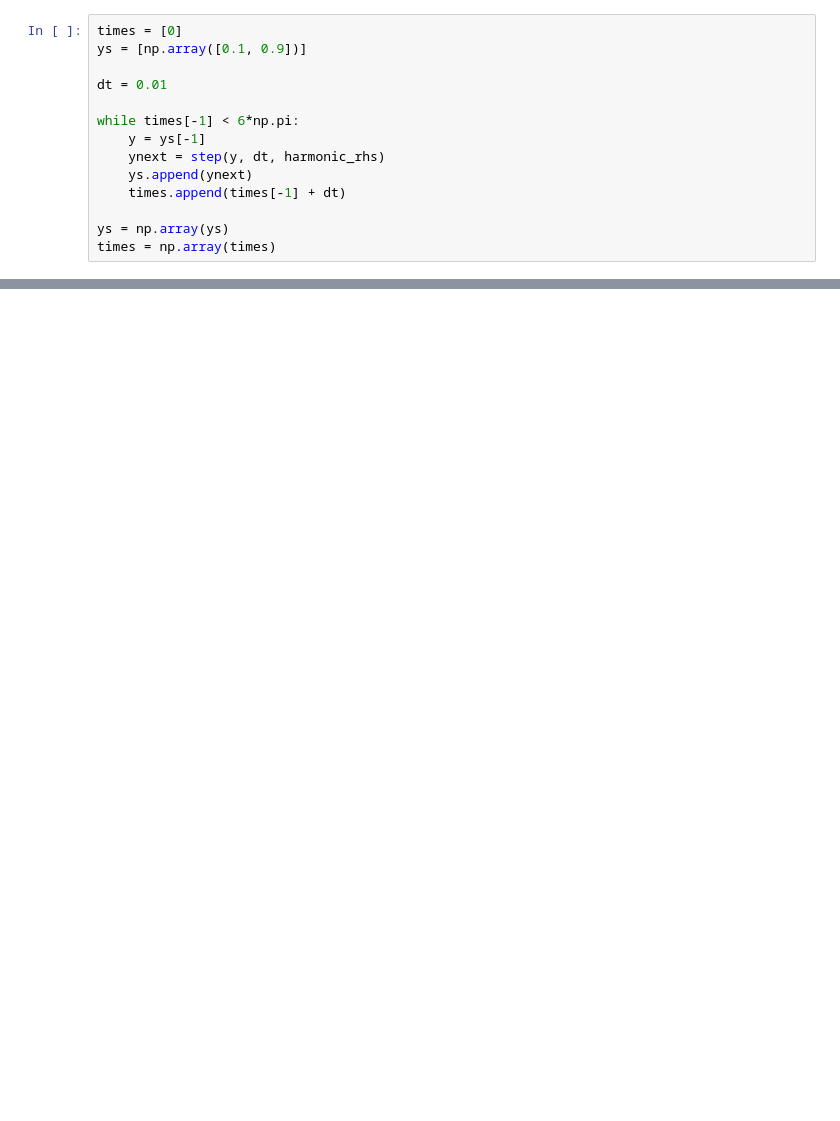
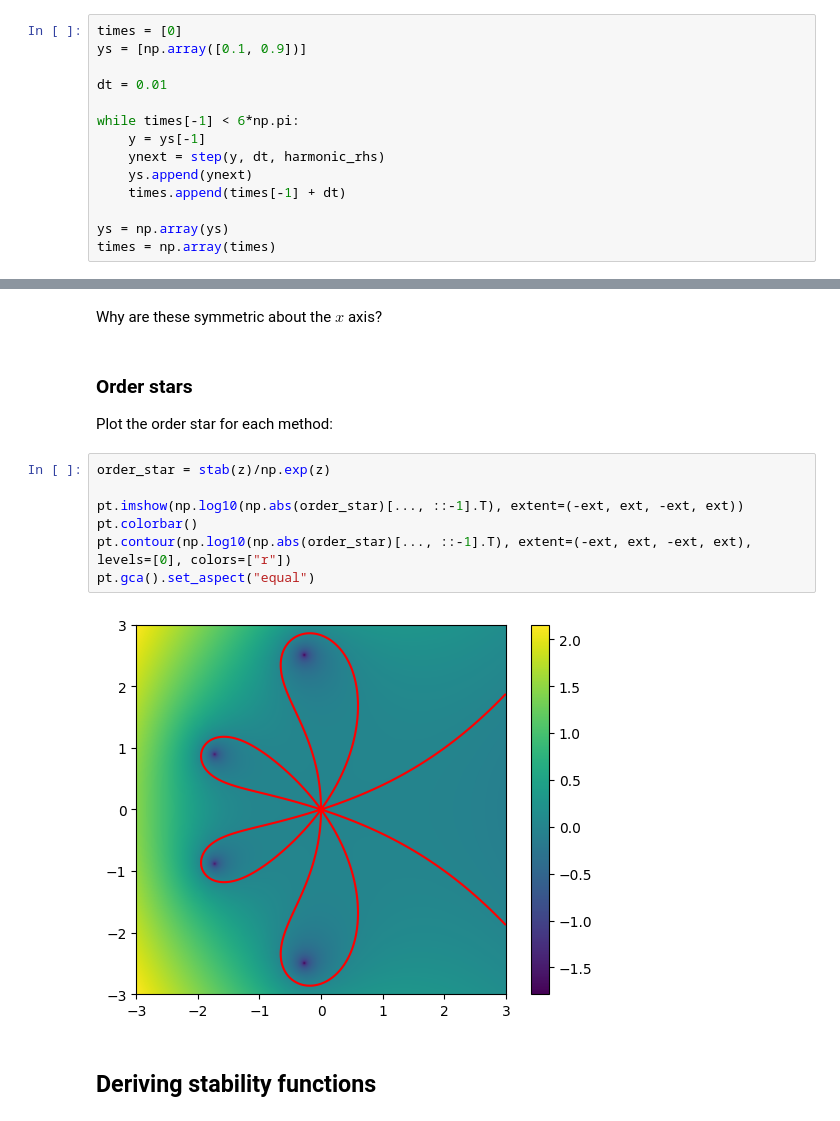
Before and after one commit to inducer/numerics-notes, a Jupyter notebook: demos/ivp_odes/Stability and Stability Functions.ipynb, the cells around one changed output, grey strips where cells are left out. Cells and saved outputs as stored; diff of their text form; blank space fills up the shorter version.

```diff
--- a/demos/ivp_odes/Stability and Stability Functions.ipynb
+++ b/demos/ivp_odes/Stability and Stability Functions.ipynb
@@ -82,0 +138,17 @@ pt.gca().set_aspect("equal")
+# %% [markdown]
+Why are these symmetric about the $x$ axis?
+# %% [markdown]
+### Order stars
+
+Plot the order star for each method:
+# %%
+order_star = stab(z)/np.exp(z)
+
+pt.imshow(np.log10(np.abs(order_star)[..., ::-1].T), extent=(-ext, ext, -ext, ext))
+pt.colorbar()
+pt.contour(np.log10(np.abs(order_star)[..., ::-1].T), extent=(-ext, ext, -ext, ext), levels=[0], colors=["r"])
+pt.gca().set_aspect("equal")
+# %% [output]
+[figure, added]
+# %% [markdown]
+## Deriving stability functions
```
Also changed, not shown: parts of 24 cells of this notebook, 2 other files.
